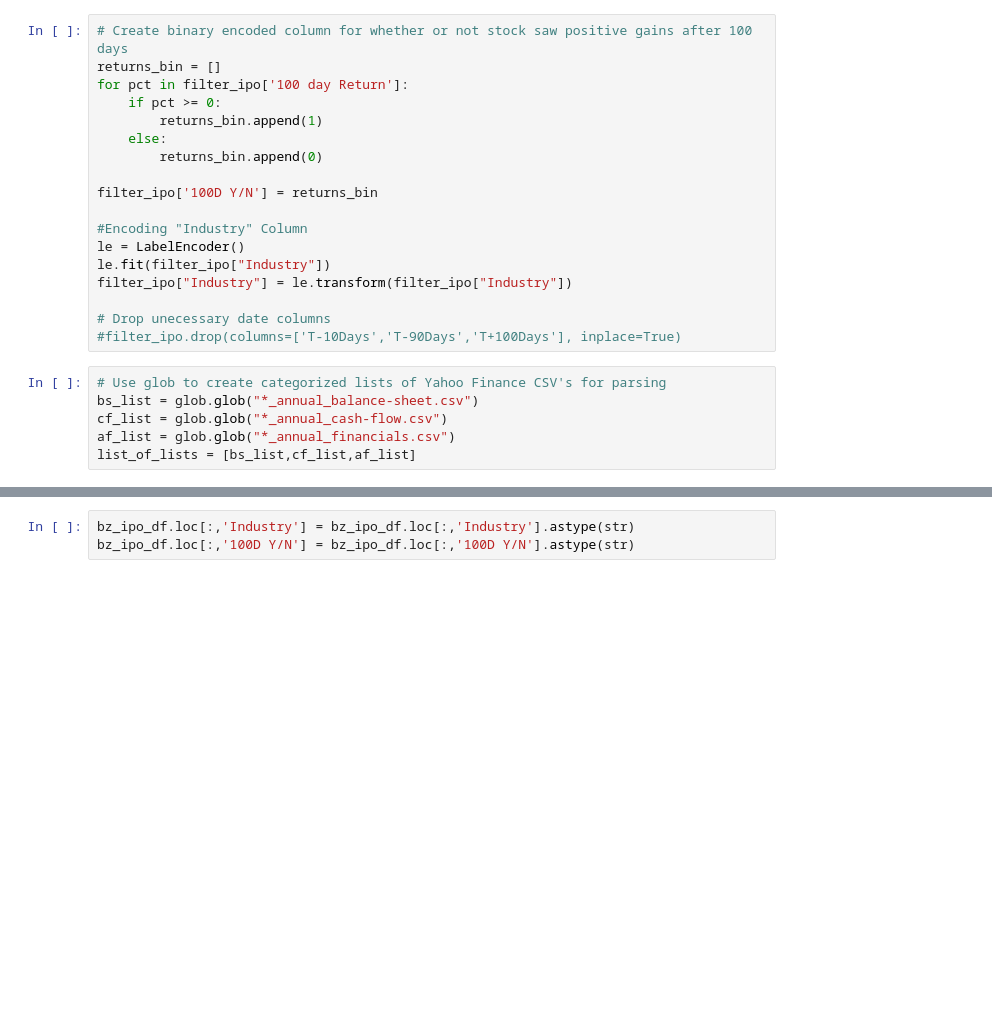
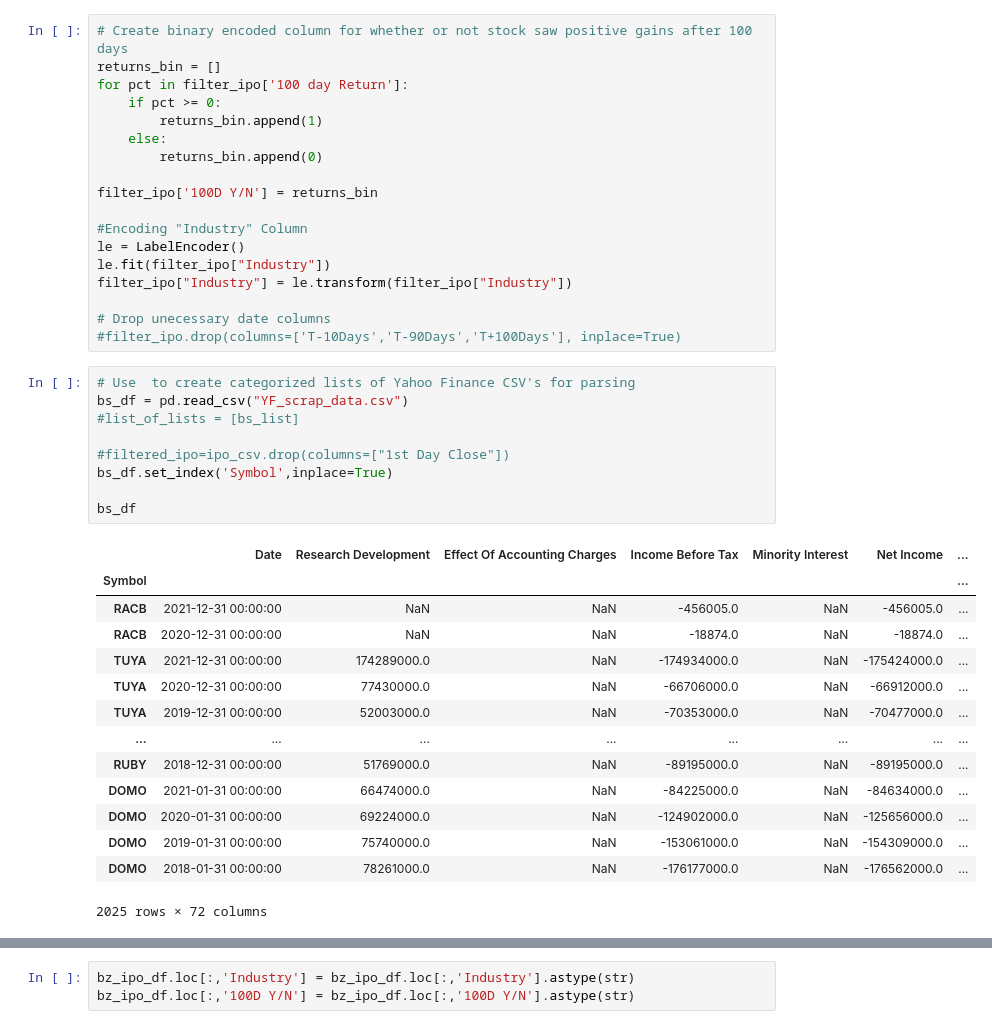
Before and after one commit to StrawhatRA/IPO_Learning, a Jupyter notebook: IPO-2ray.ipynb, the cells around one changed output, grey strips where cells are left out. Cells and saved outputs as stored; diff of their text form; blank space fills up the shorter version.

```diff
--- a/IPO-2ray.ipynb
+++ b/IPO-2ray.ipynb
@@ -227,10 +226,28 @@ filter_ipo["Industry"] = le.transform(filter_ipo["Industry"])
 # Drop unecessary date columns
 #filter_ipo.drop(columns=['T-10Days','T-90Days','T+100Days'], inplace=True)
 # %%
-# Use glob to create categorized lists of Yahoo Finance CSV's for parsing
-bs_list = glob.glob("*_annual_balance-sheet.csv")
-cf_list = glob.glob("*_annual_cash-flow.csv")
-af_list = glob.glob("*_annual_financials.csv")
-list_of_lists = [bs_list,cf_list,af_list]
+# Use  to create categorized lists of Yahoo Finance CSV's for parsing
+bs_df = pd.read_csv("YF_scrap_data.csv")
+#list_of_lists = [bs_list]
+
+#filtered_ipo=ipo_csv.drop(columns=["1st Day Close"])
+bs_df.set_index('Symbol',inplace=True)
+
+bs_df
+# %% [output]
+|  | Date | Research Development | Effect Of Accounting Charges | Income Before Tax | Minority Interest | Net Income | ... |
+| Symbol |  |  |  |  |  |  | ... |
+| RACB | 2021-12-31 00:00:00 | NaN | NaN | -456005.0 | NaN | -456005.0 | ... |
+| RACB | 2020-12-31 00:00:00 | NaN | NaN | -18874.0 | NaN | -18874.0 | ... |
+| TUYA | 2021-12-31 00:00:00 | 174289000.0 | NaN | -174934000.0 | NaN | -175424000.0 | ... |
+| TUYA | 2020-12-31 00:00:00 | 77430000.0 | NaN | -66706000.0 | NaN | -66912000.0 | ... |
+| TUYA | 2019-12-31 00:00:00 | 52003000.0 | NaN | -70353000.0 | NaN | -70477000.0 | ... |
+| ... | ... | ... | ... | ... | ... | ... | ... |
+| RUBY | 2018-12-31 00:00:00 | 51769000.0 | NaN | -89195000.0 | NaN | -89195000.0 | ... |
+| DOMO | 2021-01-31 00:00:00 | 66474000.0 | NaN | -84225000.0 | NaN | -84634000.0 | ... |
+| DOMO | 2020-01-31 00:00:00 | 69224000.0 | NaN | -124902000.0 | NaN | -125656000.0 | ... |
+| DOMO | 2019-01-31 00:00:00 | 75740000.0 | NaN | -153061000.0 | NaN | -154309000.0 | ... |
+| DOMO | 2018-01-31 00:00:00 | 78261000.0 | NaN | -176177000.0 | NaN | -176562000.0 | ... |
+2025 rows × 72 columns
 # %%
 # Clean and organize CSV
```
Also changed, not shown: parts of 30 cells of this notebook, 2 other files.
